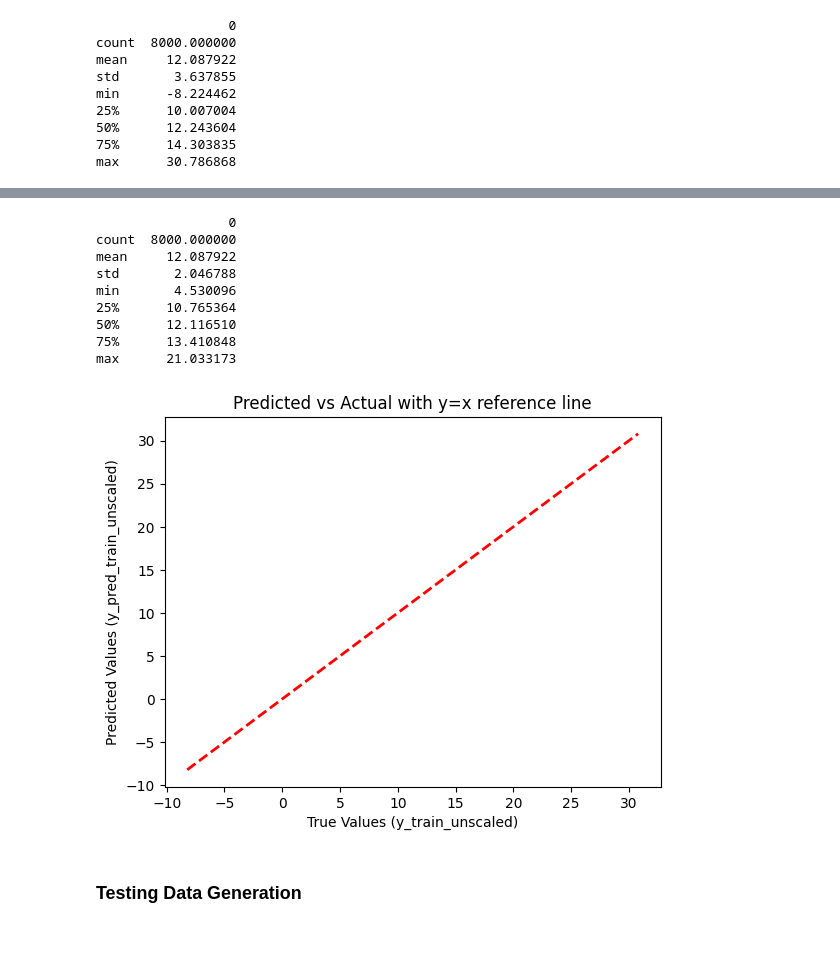
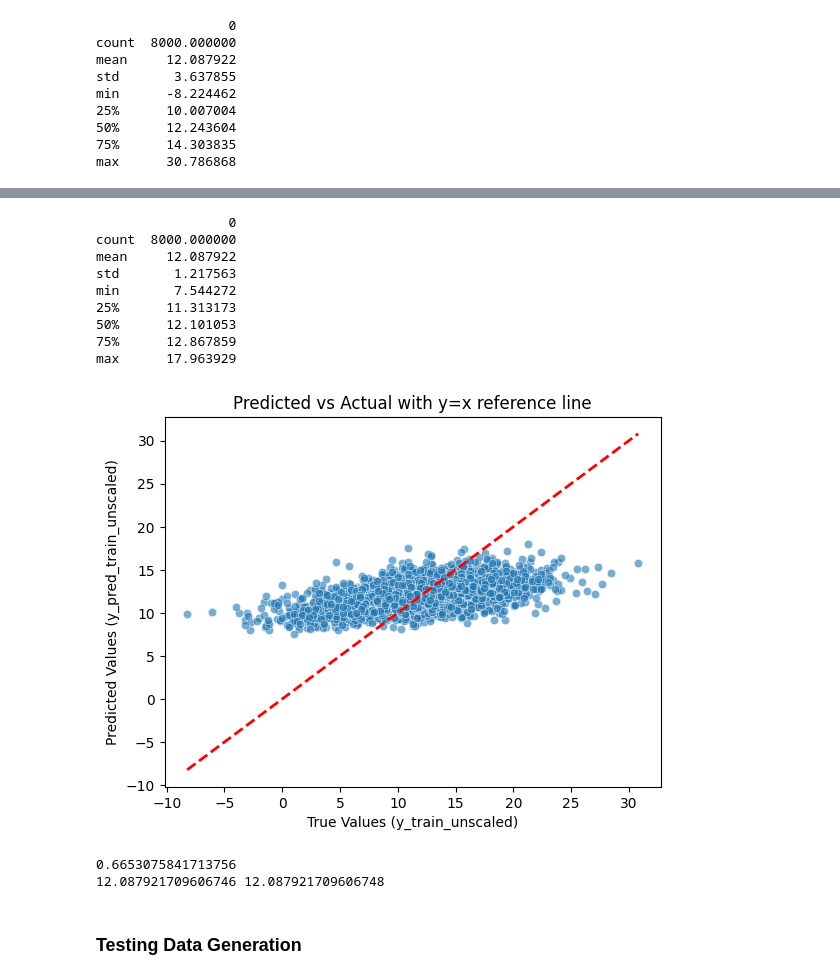
Before and after one commit to abss123/stat_254_solutions, a Jupyter notebook: Lab 2/linear_regression_practice.ipynb, the cells around one changed output, grey strips where cells are left out. Saved outputs shown, nothing was run; the diff lists cells and outputs as text; code cells hidden in the pictures; blank space fills up the shorter version.

```diff
--- a/Lab 2/linear_regression_practice.ipynb
+++ b/Lab 2/linear_regression_practice.ipynb
@@ -251,6 +284,6 @@ from sklearn.linear_model import LinearRegression
 # %%
 
-def run_ols(X_df, y, feature_list, transformers):
+def run_ols(X_df, y, feature_list, transformers, model_type = "lasso"):
     # print(X_df[feature_list].columns)
 
     X_subset = X_df[feature_list].copy()
@@ -258,7 +291,10 @@ def run_ols(X_df, y, feature_list, transformers):
         if transformers[i] != None:
             X_subset[feature_list[i]] = X_subset[feature_list[i]].apply(transformers[i])
 
-    model = LinearRegression(fit_intercept=True)
+    if(model_type == "lasso"):
+        model = Lasso(alpha=0.1)
+    if(model_type == "regular"):
+        model = LinearRegression(fit_intercept=True)
     model.fit(X_subset, y)
 
     # print(X_df[feature_list].head(2))
@@ -326,7 +362,7 @@ y_pred_train = pred_func(X_train_df, model, list(selected_var_dict.keys()), list
 
 
 y_train_unscaled = y_scaler.inverse_transform(y_train)
-y_pred_train_unscaled = y_scaler.inverse_transform(y_pred_train)
+y_pred_train_unscaled = y_scaler.inverse_transform(y_pred_train.reshape(train_count, 1))
 
 error_naive = mse(np.mean(y_train_unscaled), y_train_unscaled)
 error = mse(y_pred_train_unscaled, y_train_unscaled)
@@ -357,33 +403,39 @@ print(temp_df.describe())
                  0
 count  8000.000000
 mean     12.087922
-std       2.046788
-min       4.530096
-25%      10.765364
-50%      12.116510
-75%      13.410848
-max      21.033173
+std       1.217563
+min       7.544272
+25%      11.313173
+50%      12.101053
+75%      12.867859
+max      17.963929
 # %%
-# sns.scatterplot(
-#     x=y_train_unscaled.reshape(-1),
-#     y=y_pred_train_unscaled.reshape(-1),
-#     alpha=0.6
-# )
+sns.scatterplot(
+    x=y_train_unscaled.reshape(-1),
+    y=y_pred_train_unscaled.reshape(-1),
+    alpha=0.6
+)
 
-quantile_plot(x=y_train_unscaled.reshape(-1), y=y_pred_train_unscaled.reshape(-1), ax=ax, bins=10)
+# quantile_plot(x=y_train_unscaled.reshape(-1), y=y_pred_train_unscaled.reshape(-1), ax=ax, bins=10)
 
 # Add line y = x
 lims = [
     np.min([y_train_unscaled, y_pred_train_unscaled]),
     np.max([y_train_unscaled, y_pred_train_unscaled]),
 ]
 plt.plot(lims, lims, 'r--', linewidth=2)  # red dashed line
 plt.xlabel("True Values (y_train_unscaled)")
 plt.ylabel("Predicted Values (y_pred_train_unscaled)")
 plt.title("Predicted vs Actual with y=x reference line")
 plt.show()
 # %% [output]
-[figure, old version]
+[figure, new version]
+# %%
+print(1-np.std(y_pred_train_unscaled)/np.std(y_train_unscaled))  # << 1 ? shrink
+print(np.mean(y_pred_train_unscaled), np.mean(y_train_unscaled))
+# %% [output]
+0.6653075841713756
+12.087921709606746 12.087921709606748
 # %% [markdown]
 ### Testing Data Generation
 # %%
```
Also changed, not shown: parts of 10 cells of this notebook.
